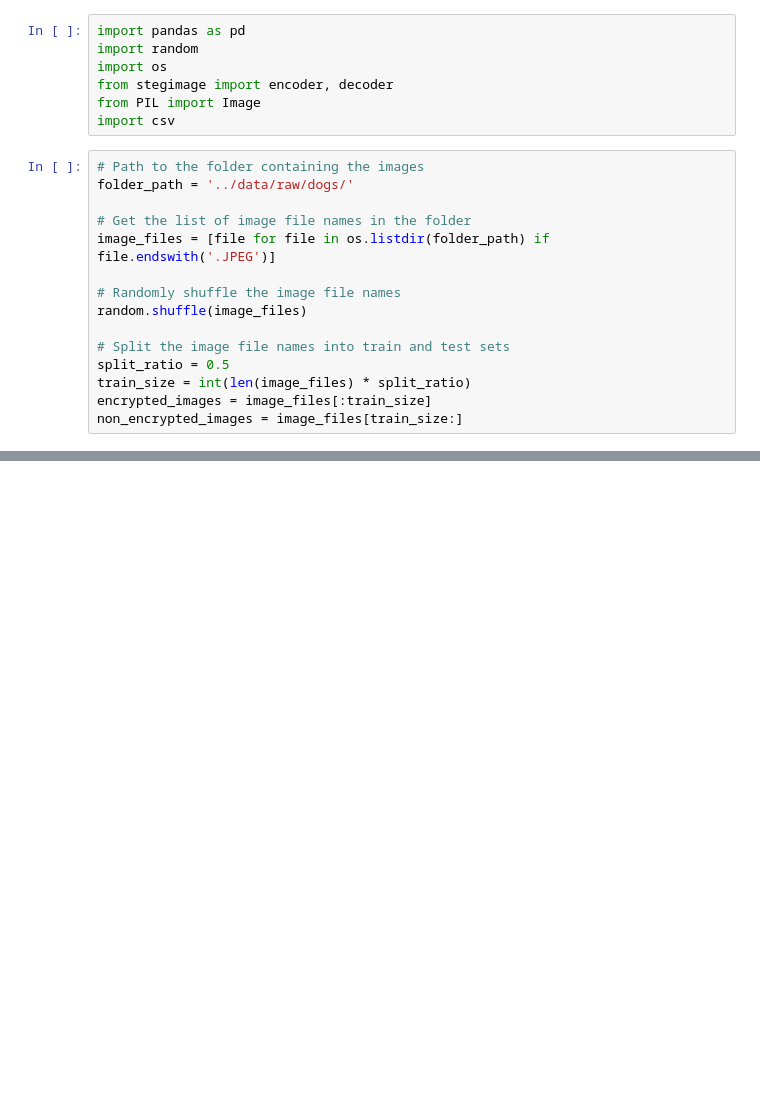
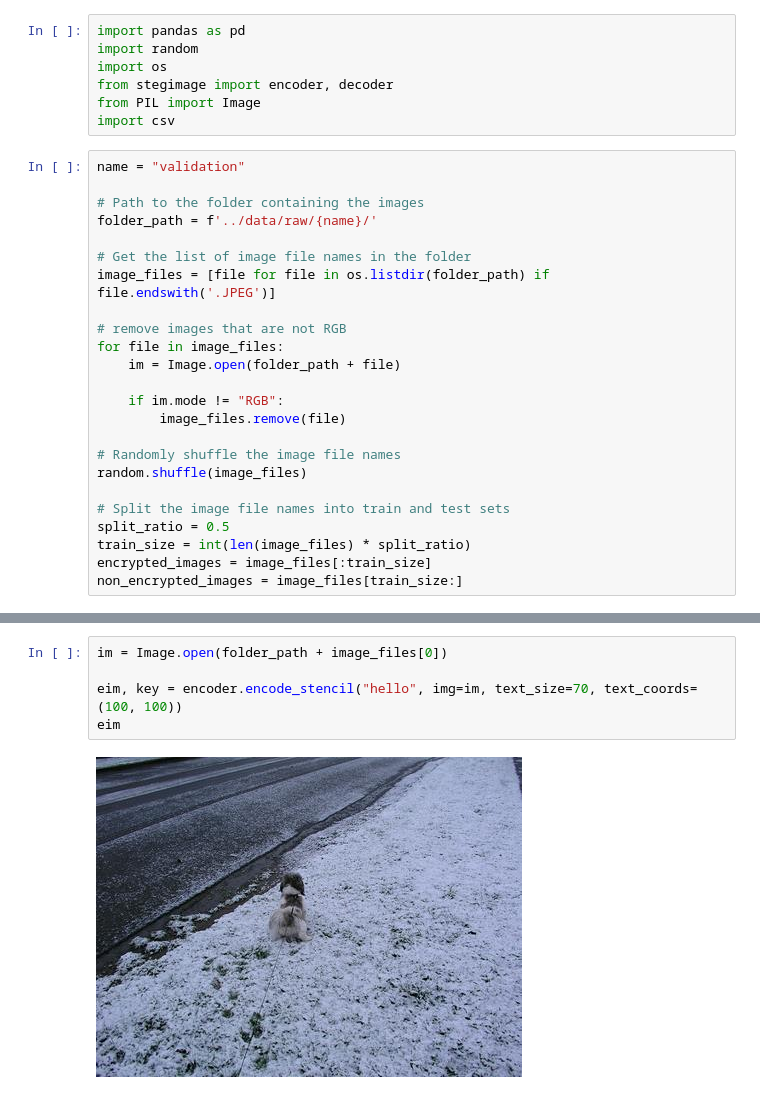
Before and after one commit to arulh/encrypted-image-classifier, a Jupyter notebook: notebooks/preprocessing.ipynb, the cells around one changed output, grey strips where cells are left out. Cells and saved outputs as stored; diff of their text form; blank space fills up the shorter version.

```diff
--- a/notebooks/preprocessing.ipynb
+++ b/notebooks/preprocessing.ipynb
@@ -6,11 +6,20 @@ from stegimage import encoder, decoder
 from PIL import Image
 import csv
 # %%
+name = "validation"
+
 # Path to the folder containing the images
-folder_path = '../data/raw/dogs/'
+folder_path = f'../data/raw/{name}/'
 
 # Get the list of image file names in the folder
 image_files = [file for file in os.listdir(folder_path) if file.endswith('.JPEG')]
+
+# remove images that are not RGB
+for file in image_files:
+    im = Image.open(folder_path + file)
+
+    if im.mode != "RGB":
+        image_files.remove(file)
 
 # Randomly shuffle the image file names
 random.shuffle(image_files)
@@ -40,3 +49,10 @@ with open(f"../data/processed/labels/dogs_labels.csv", 'w') as f:
         im.save(save_path + new_name)
 
         writer.writerow([new_name, 0])
+# %%
+im = Image.open(folder_path + image_files[0])
+
+eim, key = encoder.encode_stencil("hello", img=im, text_size=70, text_coords=(100, 100))
+eim
+# %% [output]
+[figure, added]
```
Also changed, not shown: parts of 2 cells of this notebook, 6 other files.
